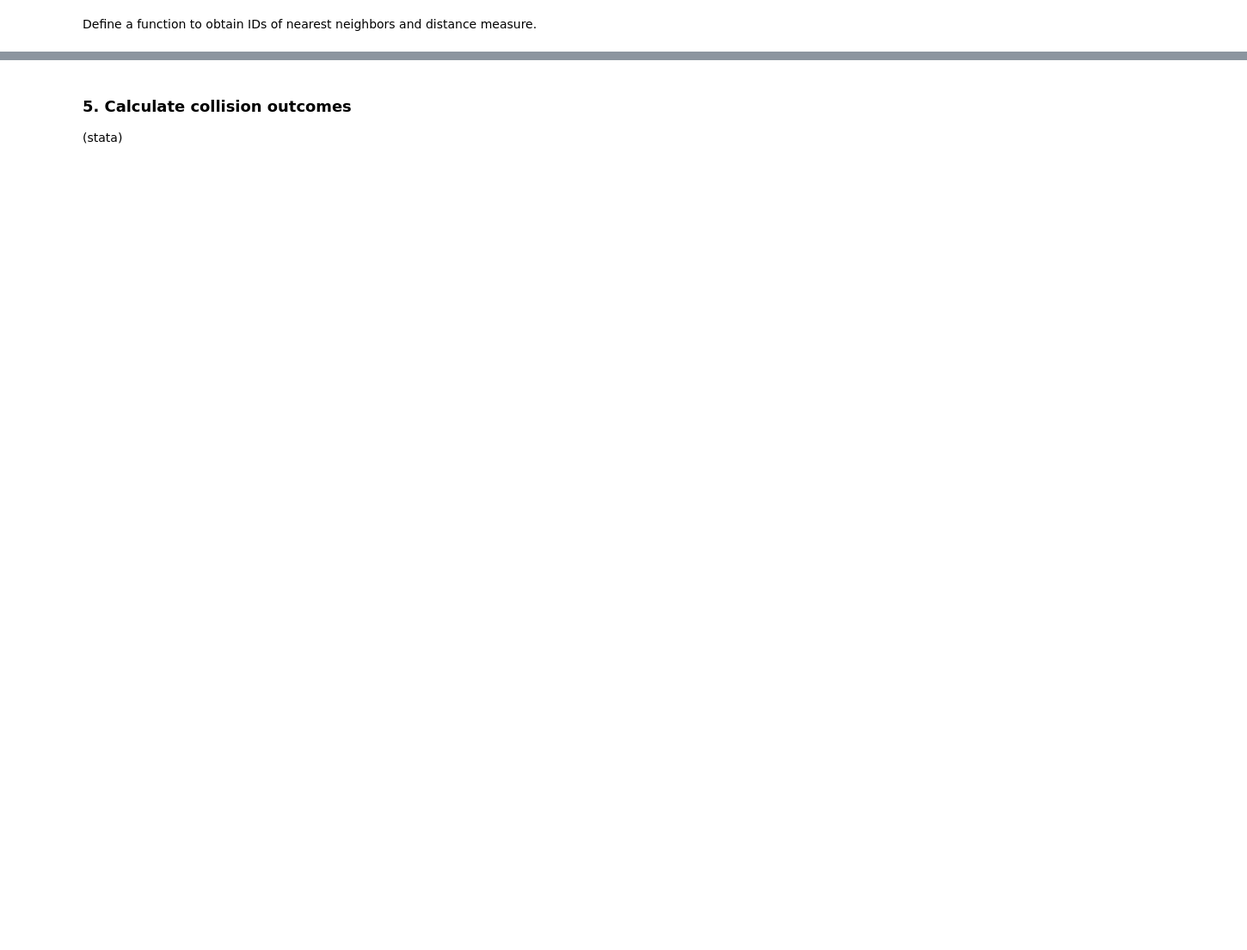
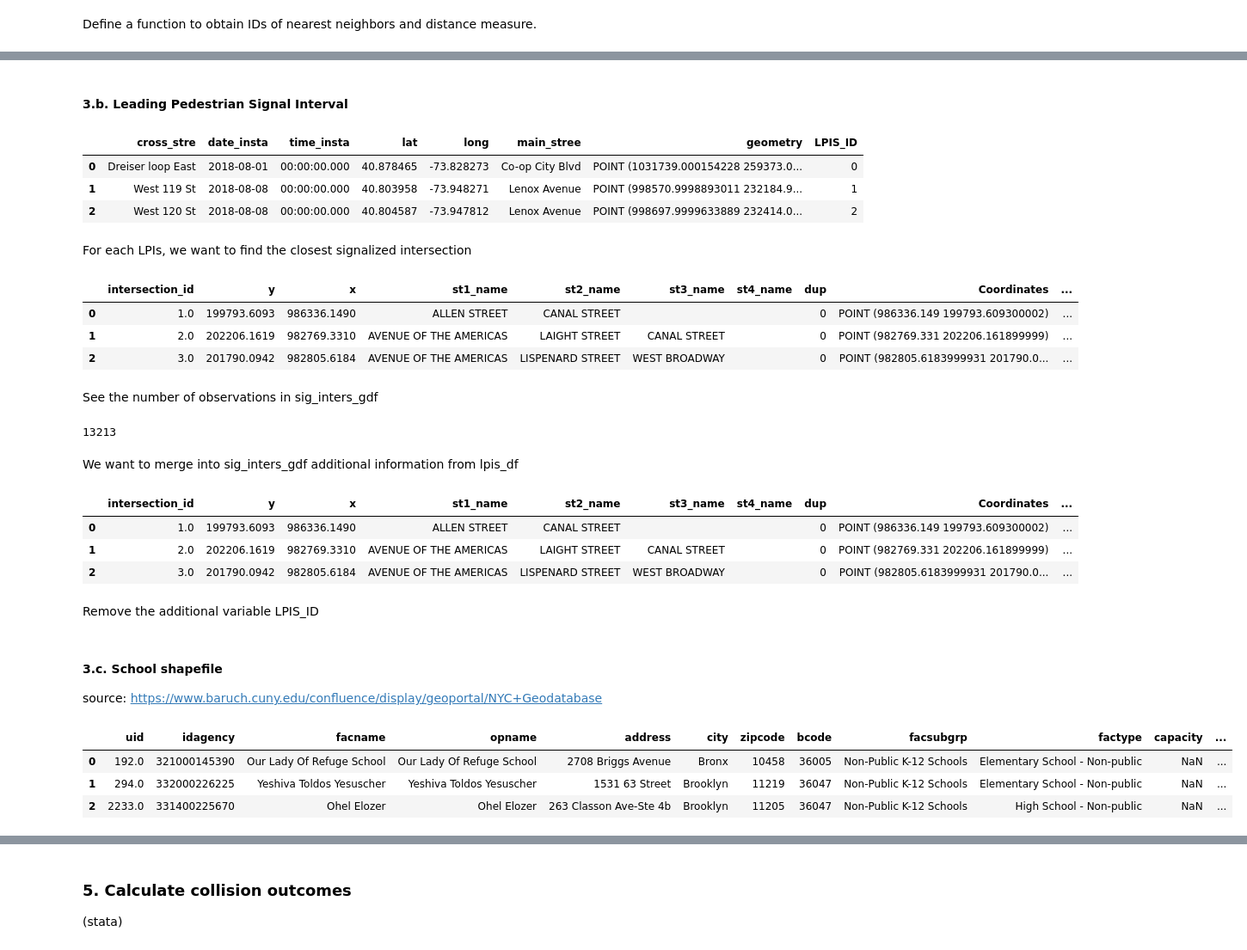
Before and after one commit to jeremysze/LPIS, a Jupyter notebook: Impact-Evaluation-of-Leading-Pedestrian-Interval-Signals.ipynb, the cells around one changed output, grey strips where cells are left out. Shown at 86% size. Cells and saved outputs as stored; diff of their text form; code cells hidden in the pictures; blank space fills up the shorter version.

Commit message:
added signal intersection section

```diff
--- a/Impact-Evaluation-of-Leading-Pedestrian-Interval-Signals.ipynb
+++ b/Impact-Evaluation-of-Leading-Pedestrian-Interval-Signals.ipynb
@@ -232,0 +277,11 @@ Read the
+# %% [markdown]
+#### 3.b. Leading Pedestrian Signal Interval
+# %%
+lpis_df.head(3)
+# %% [output]
+|  | cross_stre | date_insta | time_insta | lat | long | main_stree | geometry | LPIS_ID |
+| 0 | Dreiser loop East | 2018-08-01 | 00:00:00.000 | 40.878465 | -73.828273 | Co-op City Blvd | POINT (1031739.000154228 259373.0... | 0 |
+| 1 | West 119 St | 2018-08-08 | 00:00:00.000 | 40.803958 | -73.948271 | Lenox Avenue | POINT (998570.9998893011 232184.9... | 1 |
+| 2 | West 120 St | 2018-08-08 | 00:00:00.000 | 40.804587 | -73.947812 | Lenox Avenue | POINT (998697.9999633889 232414.0... | 2 |
+# %% [markdown]
+For each LPIs, we want to find the closest signalized intersection
@@ -232,0 +290,15 @@ Read the
+# %%
+sig_inters_gdf.head(3)
+# %% [output]
+|  | intersection_id | y | x | st1_name | st2_name | st3_name | st4_name | dup | Coordinates | ... |
+| 0 | 1.0 | 199793.6093 | 986336.1490 | ALLEN STREET | CANAL STREET |  |  | 0 | POINT (986336.149 199793.609300002) | ... |
+| 1 | 2.0 | 202206.1619 | 982769.3310 | AVENUE OF THE AMERICAS | LAIGHT STREET | CANAL STREET |  | 0 | POINT (982769.331 202206.161899999) | ... |
+| 2 | 3.0 | 201790.0942 | 982805.6184 | AVENUE OF THE AMERICAS | LISPENARD STREET | WEST BROADWAY |  | 0 | POINT (982805.6183999931 201790.0... | ... |
+# %% [markdown]
+See the number of observations in sig_inters_gdf
+# %%
+sig_inters_gdf['intersection_id'].count()
+# %% [output]
+13213
+# %% [markdown]
+We want to merge into sig_inters_gdf additional information from lpis_df
@@ -232,0 +307,9 @@ Read the
+# %%
+sig_inters_gdf.head(3)
+# %% [output]
+|  | intersection_id | y | x | st1_name | st2_name | st3_name | st4_name | dup | Coordinates | ... |
+| 0 | 1.0 | 199793.6093 | 986336.1490 | ALLEN STREET | CANAL STREET |  |  | 0 | POINT (986336.149 199793.609300002) | ... |
+| 1 | 2.0 | 202206.1619 | 982769.3310 | AVENUE OF THE AMERICAS | LAIGHT STREET | CANAL STREET |  | 0 | POINT (982769.331 202206.161899999) | ... |
+| 2 | 3.0 | 201790.0942 | 982805.6184 | AVENUE OF THE AMERICAS | LISPENARD STREET | WEST BROADWAY |  | 0 | POINT (982805.6183999931 201790.0... | ... |
+# %% [markdown]
+Remove the additional variable LPIS_ID
@@ -232,0 +318,14 @@ Read the
+# %% [markdown]
+#### 3.c. School shapefile
+source: https://www.baruch.cuny.edu/confluence/display/geoportal/NYC+Geodatabase
+# %%
+fp = r"C:\Users\jerem\Box Sync\Policy Evaluation\input_data\school_private_public_2263\school_private_public_2263.shp"
+# %%
+school_gdf = gpd.read_file(fp)
+# %%
+school_gdf.head(3)
+# %% [output]
+|  | uid | idagency | facname | opname | address | city | zipcode | bcode | facsubgrp | factype | capacity | ... |
+| 0 | 192.0 | 321000145390 | Our Lady Of Refuge School | Our Lady Of Refuge School | 2708 Briggs Avenue | Bronx | 10458 | 36005 | Non-Public K-12 Schools | Elementary School - Non-public | NaN | ... |
+| 1 | 294.0 | 332000226225 | Yeshiva Toldos Yesuscher | Yeshiva Toldos Yesuscher | 1531 63 Street | Brooklyn | 11219 | 36047 | Non-Public K-12 Schools | Elementary School - Non-public | NaN | ... |
+| 2 | 2233.0 | 331400225670 | Ohel Elozer | Ohel Elozer | 263 Classon Ave-Ste 4b | Brooklyn | 11205 | 36047 | Non-Public K-12 Schools | High School - Non-public | NaN | ... |
```
Also changed, not shown: parts of 134 cells of this notebook.
